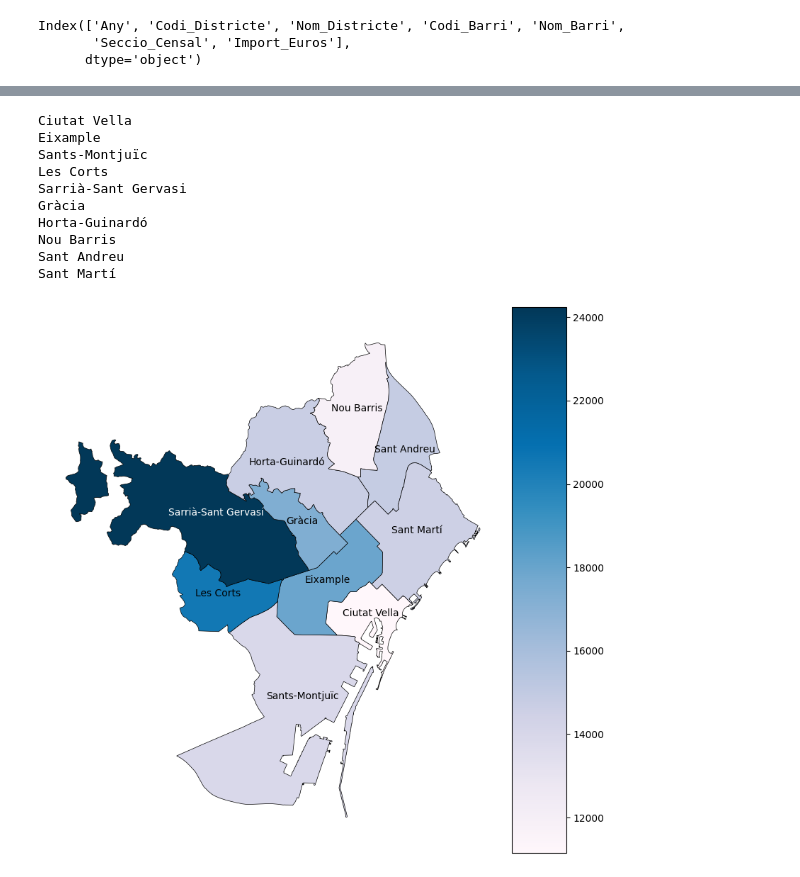
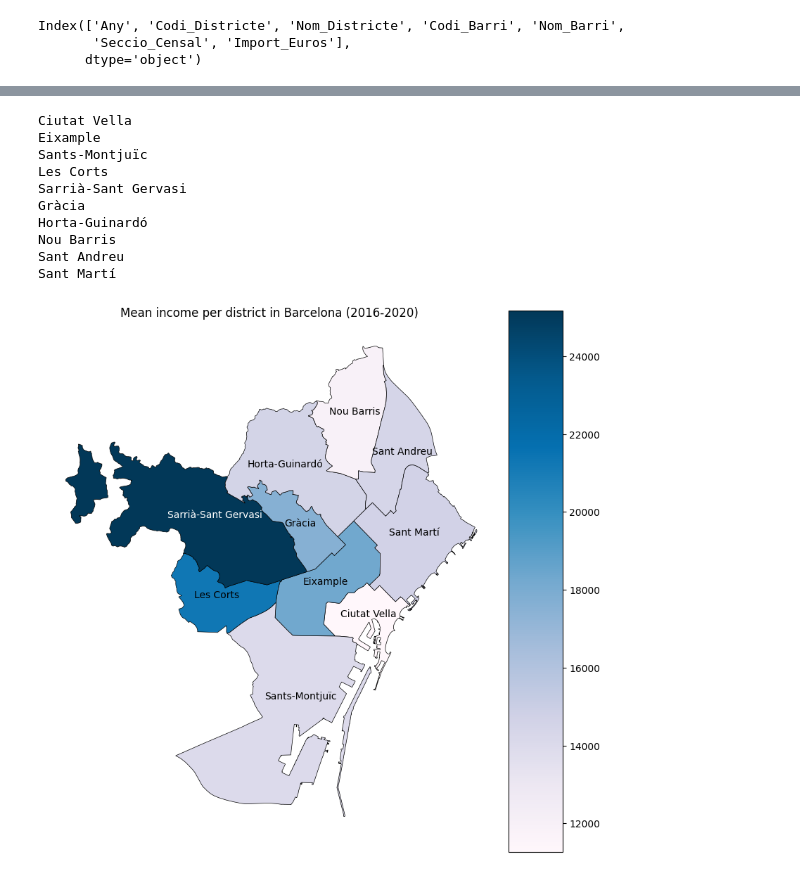
Before and after one commit to JuliaAT/AVDM-project, a Jupyter notebook: DataTreatment(EnriqueGarcíaOrtiz).ipynb, the cells around one changed output, grey strips where cells are left out. Drawn from its saved outputs; the diff is of its cells as text; code cells hidden in the pictures.

```diff
--- a/DataTreatment(EnriqueGarcíaOrtiz).ipynb
+++ b/DataTreatment(EnriqueGarcíaOrtiz).ipynb
@@ -63,50 +63,50 @@ plt.show()
 # %%
-#General map
+#General map, we read the shp file and make the dataframe
 data_dir = 'Data/'
 mapofbarcelonadistricts = gpd.read_file(data_dir + "0301040100_Districtes_UNITATS_ADM.shp")
-
-
 mapofbarcelonadistricts["DISTRICTE"]=mapofbarcelonadistricts["DISTRICTE"].astype(int)
-
-
 mapofbarcelonadistrictswincome=mapofbarcelonadistricts.merge(income_df_refined, left_on='DISTRICTE',right_on='Codi_Districte')
 
+#Plot the map
 fig, ax = plt.subplots(figsize=(10, 10))
 mapofbarcelonadistrictswincome.plot(column='Import_Euros', ax=ax, cmap='PuBu', edgecolor='black', linewidth=0.5)
 
+#Add colorbar and title
 cbar = plt.colorbar(ax.collections[0], ax=ax, pad=0.02, aspect=10)
+plt.title("Mean income per district in Barcelona (2016-2020)")
 
+#Add district names, some repositions of the text were needed
 for x, y, label in zip(mapofbarcelonadistrictswincome.geometry.centroid.x, mapofbarcelonadistrictswincome.geometry.centroid.y, mapofbarcelonadistrictswincome['Nom_Districte']):
     print(label)
     if label=='Horta-Guinardó':
         ax.annotate(label, xy=(x, y), xytext=(-50, 0), textcoords='offset points')
     elif label=='Gràcia':
         ax.annotate(label, xy=(x, y), xytext=(-15, 0), textcoords='offset points')
     elif label=='Sants-Montjuïc':
         ax.annotate(label, xy=(x, y), xytext=(-15, 15), textcoords='offset points')
     elif label=='Sant Andreu':
         ax.annotate(label, xy=(x, y), xytext=(-25, -5), textcoords='offset points')
     elif label=='Sarrià-Sant Gervasi':
         ax.annotate(label, xy=(x, y), xytext=(-25, 0), textcoords='offset points',color='white')
     else:
         ax.annotate(label, xy=(x, y), xytext=(-25, 0), textcoords='offset points')
 
 ax.axis('off')
 
 # Show the plot
 plt.show()
 # %% [output]
 Ciutat Vella
 Eixample
 Sants-Montjuïc
 Les Corts
 Sarrià-Sant Gervasi
 Gràcia
 Horta-Guinardó
 Nou Barris
 Sant Andreu
 Sant Martí
-[figure, old version]
+[figure, new version]
 # %%
 mapofbarcelonadistrictswincome
 # %% [output]
```
Also changed, not shown: parts of 4 cells of this notebook, 1 other file.
